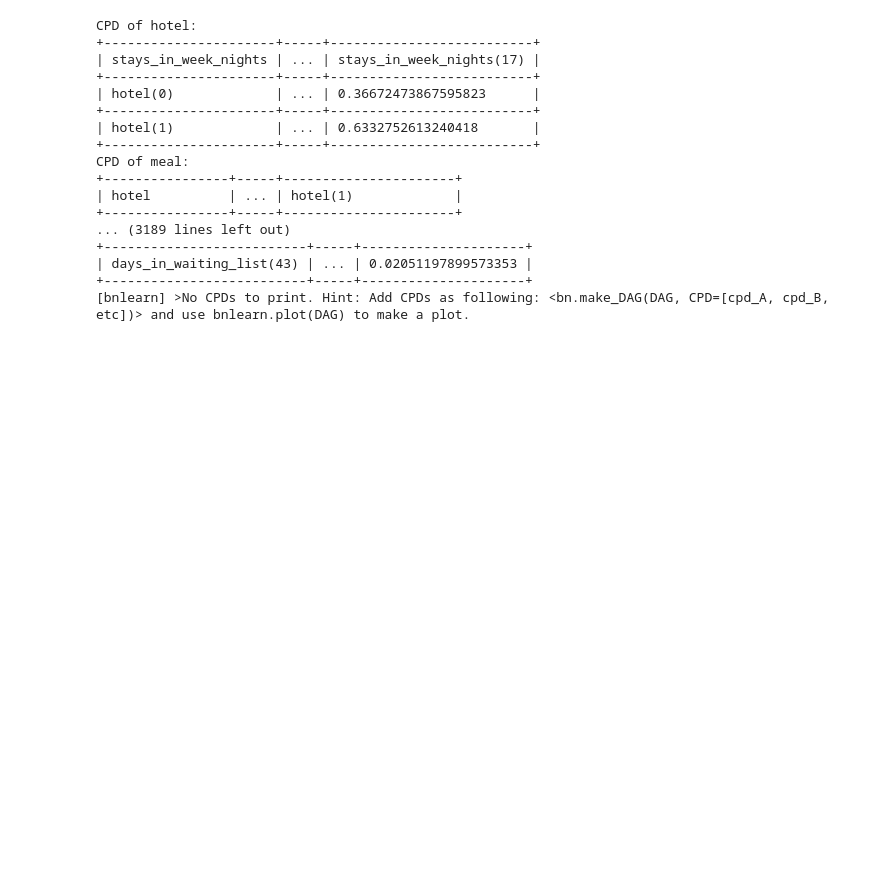
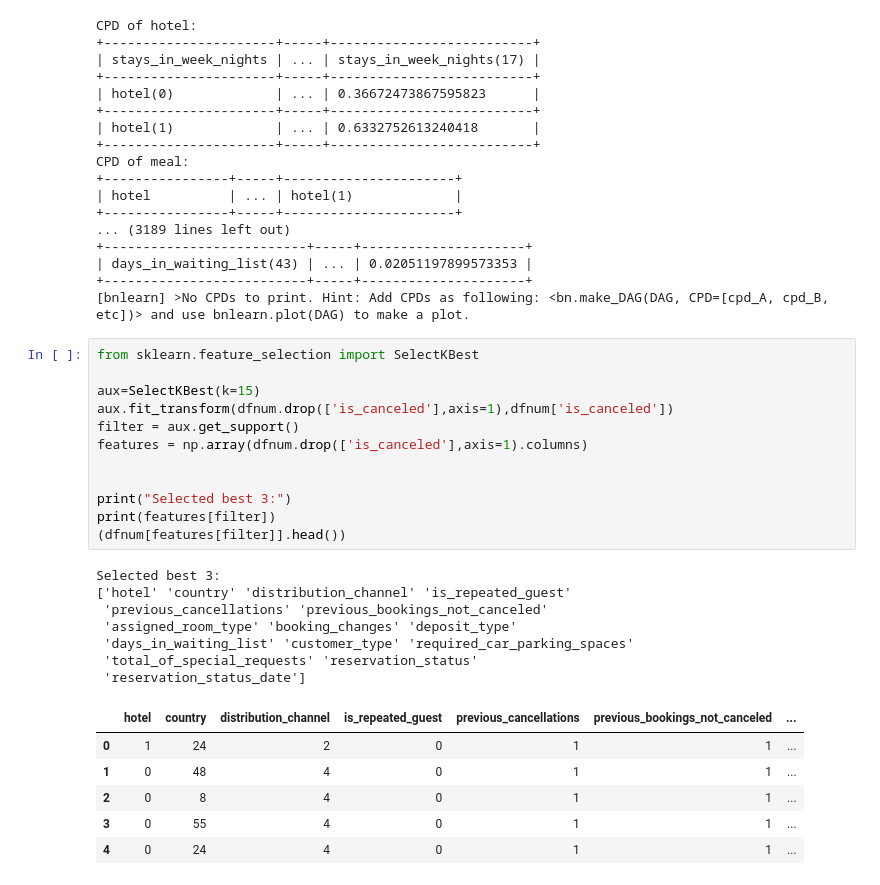
Before and after one commit to javiermesonero/Data_Science_Portfolio, a Jupyter notebook: Machine Learning/src/Notebooks/main.ipynb, the cells around one changed output. Cells and saved outputs as stored; diff of their text form; blank space fills up the shorter version.

```diff
--- a/Machine Learning/src/Notebooks/main.ipynb
+++ b/Machine Learning/src/Notebooks/main.ipynb
@@ -96,3 +96,29 @@ CPD of meal:
 | days_in_waiting_list(43) | ... | 0.02051197899573353 |
 +--------------------------+-----+---------------------+
 [bnlearn] >No CPDs to print. Hint: Add CPDs as following: <bn.make_DAG(DAG, CPD=[cpd_A, cpd_B, etc])> and use bnlearn.plot(DAG) to make a plot.
+# %%
+from sklearn.feature_selection import SelectKBest
+
+aux=SelectKBest(k=15)
+aux.fit_transform(dfnum.drop(['is_canceled'],axis=1),dfnum['is_canceled'])
+filter = aux.get_support()
+features = np.array(dfnum.drop(['is_canceled'],axis=1).columns)
+
+
+print("Selected best 3:")
+print(features[filter])
+(dfnum[features[filter]].head())
+# %% [output]
+Selected best 3:
+['hotel' 'country' 'distribution_channel' 'is_repeated_guest'
+ 'previous_cancellations' 'previous_bookings_not_canceled'
+ 'assigned_room_type' 'booking_changes' 'deposit_type'
+ 'days_in_waiting_list' 'customer_type' 'required_car_parking_spaces'
+ 'total_of_special_requests' 'reservation_status'
+ 'reservation_status_date']
+|  | hotel | country | distribution_channel | is_repeated_guest | previous_cancellations | previous_bookings_not_canceled | ... |
+| 0 | 1 | 24 | 2 | 0 | 1 | 1 | ... |
+| 1 | 0 | 48 | 4 | 0 | 1 | 1 | ... |
+| 2 | 0 | 8 | 4 | 0 | 1 | 1 | ... |
+| 3 | 0 | 55 | 4 | 0 | 1 | 1 | ... |
+| 4 | 0 | 24 | 4 | 0 | 1 | 1 | ... |
```
Also changed, not shown: parts of 8 cells of this notebook, 1 other file.
